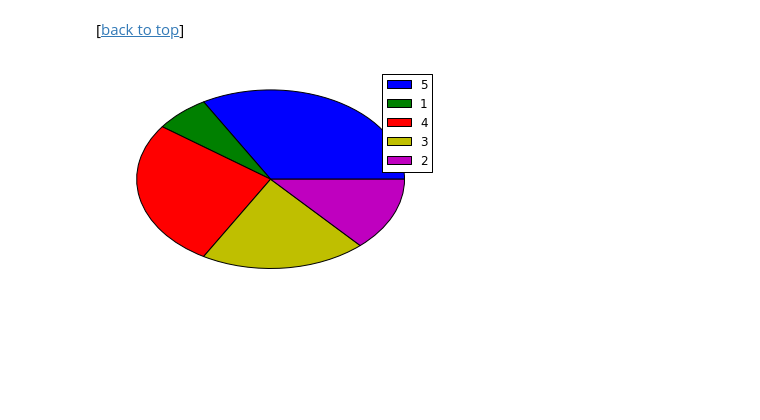
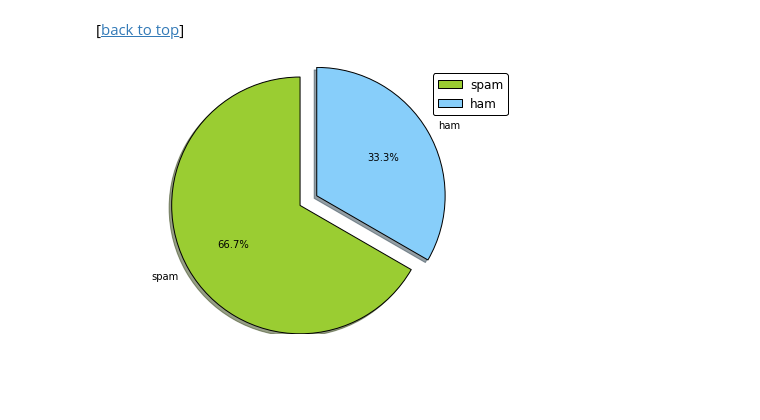
Before and after one commit to rasbt/matplotlib-gallery, a Jupyter notebook: ipynb/specialplots.ipynb, the cells around one changed output. Drawn from its saved outputs; the diff is of its cells as text; code cells hidden in the pictures; blank space fills up the shorter version.

```diff
--- a/ipynb/specialplots.ipynb
+++ b/ipynb/specialplots.ipynb
@@ -31,18 +31,25 @@ numpy 1.8.1
 # Basic pie chart
 # %% [markdown]
 [[back to top](#Sections)]
-# %%
-from matplotlib import pyplot as plt
-import numpy as np
-
-X = np.random.random_integers(1,5,5) # 5 random integers within 1-5
-cols = ['b', 'g', 'r', 'y', 'm']
-plt.pie(X, colors=cols)
-plt.legend(X)
-
-plt.show()
-# %% [output]
-[figure, removed]
+# %%
+from matplotlib import pyplot as plt
+import numpy as np
+
+plt.pie(
+    (10,5),
+    labels=('spam','ham'),
+    shadow=True,
+    colors=('yellowgreen', 'lightskyblue'),
+    explode=(0,0.15), # space between slices
+    startangle=90,    # rotate conter-clockwise by 90 degrees
+    autopct='%1.1f%%',# display fraction as percentage
+    )
+plt.legend(fancybox=True)
+plt.axis('equal')     # plot pyplot as circle
+plt.tight_layout()
+plt.show()
+# %% [output]
+[figure, added]
 # %% [markdown]
 <br>
 <br>
```
Also changed, not shown: parts of 1 cell of this notebook, 3 other files.
